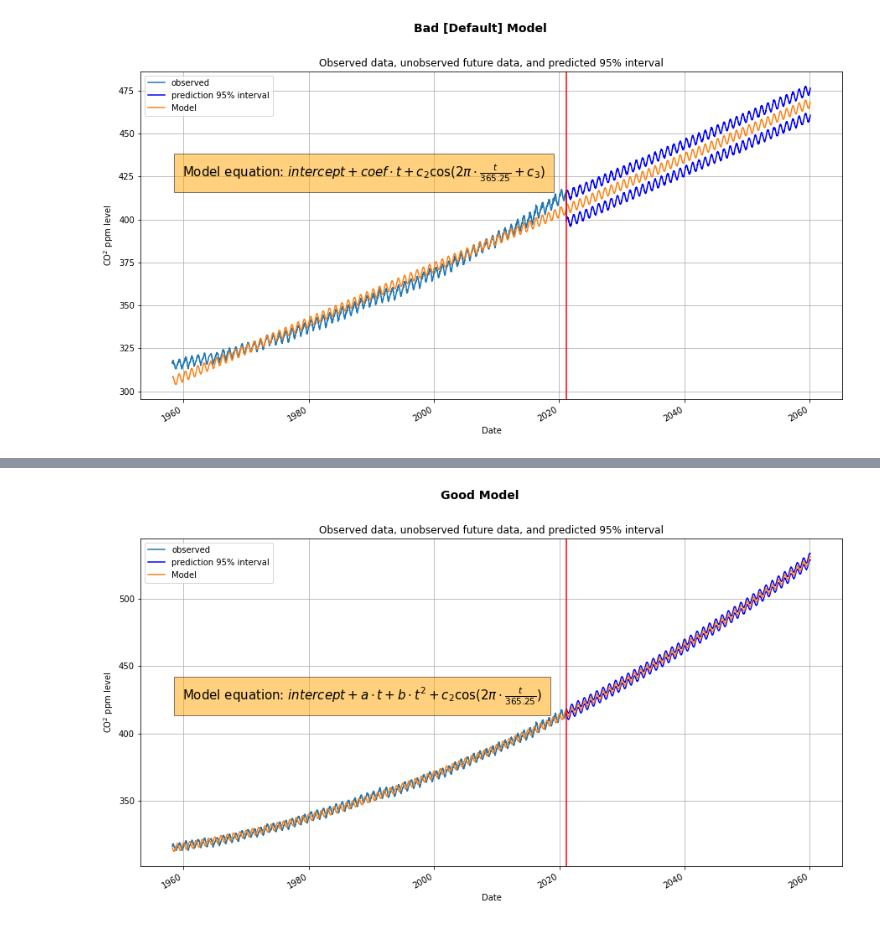
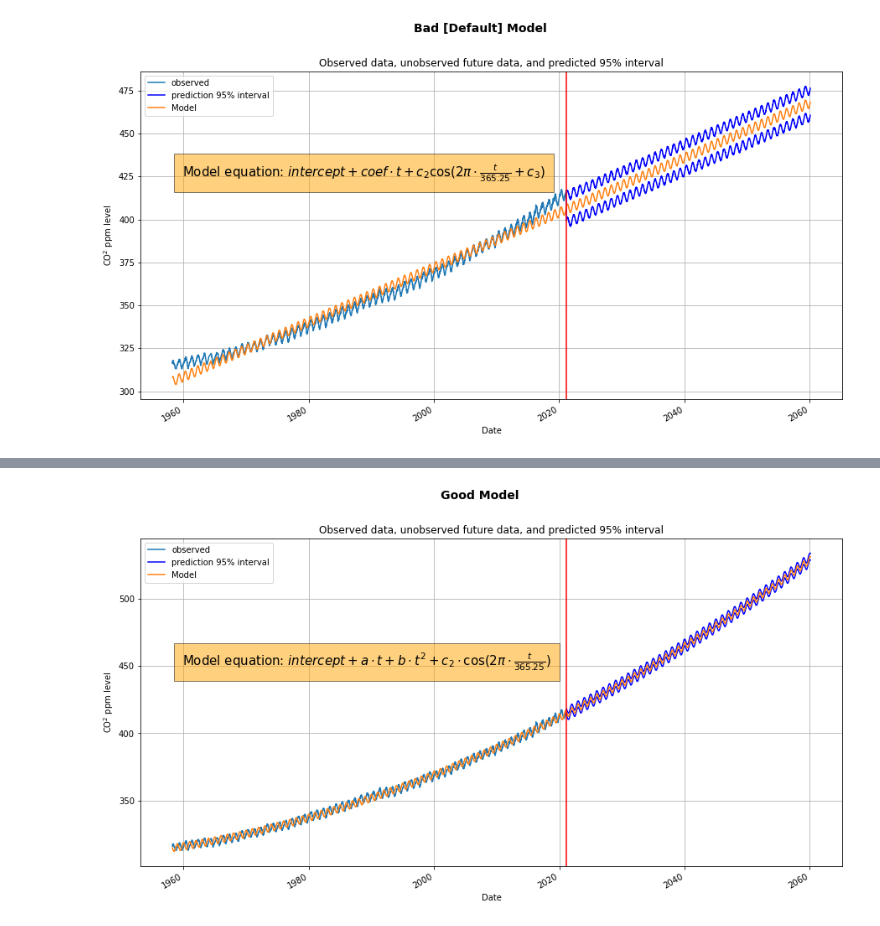
Before and after one commit to Inventrohyder/cs146, a Jupyter notebook: Assignments/final-project/notebook.ipynb, the cells around one changed output, grey strips where cells are left out. Saved outputs shown, nothing was run; the diff lists cells and outputs as text; code cells hidden in the pictures.

```diff
--- a/Assignments/final-project/notebook.ipynb
+++ b/Assignments/final-project/notebook.ipynb
@@ -353,33 +353,33 @@ ax = fig.add_subplot()
 fig.suptitle('Good Model', fontsize=14, fontweight='bold')
 # Observed data
 df.plot('date', 'level_ppm', ax=ax, grid=True, label='observed')
 
 # 95% confidence interval lower and upper bounds
 ax.plot(
     future_dates,
     np.concatenate((df['level_ppm'][-1:], good_prediction_interval[0,1:])),
     'b-', label='prediction 95% interval')
 ax.plot(
     future_dates,
     np.concatenate((df['level_ppm'][-1:], good_prediction_interval[1,1:])),
     'b-')
 
 # Model
 model_predictions =  good_intercept + good_a * to_predict + good_b * to_predict**2 + good_c2 * np.cos(2 * np.pi * to_predict / 365.25)
 ax.plot(to_predict_dates, model_predictions, label="Model")
 
 # Last observed date line
 ax.axvline(max(df['date']), color='red')
 ax.set_xlabel('Date')
 ax.set_ylabel('CO$^2$ ppm level')
 ax.legend()
 ax.set_title('Observed data, unobserved future data, and predicted 95% interval')
 ax.text(
-    date(1959, 11, 1), 425,
-    r'Model equation: $intercept + a \cdot t + b \cdot t^{2} + c_2 \cos(2 \pi \cdot \frac{t}{365.25}$)',
+    date(1959, 11, 1), 450,
+    r'Model equation: $intercept + a \cdot t + b \cdot t^{2} + c_2 \cdot \cos(2 \pi \cdot \frac{t}{365.25}$)',
     fontsize=15, bbox={'facecolor': 'orange', 'alpha': 0.5, 'pad': 10}
 )
 plt.savefig('good_model.png')
 plt.show()
 # %% [output]
-[figure, old version]
+[figure, new version]
```
Also changed, not shown: parts of 5 cells of this notebook, 1 other file.
